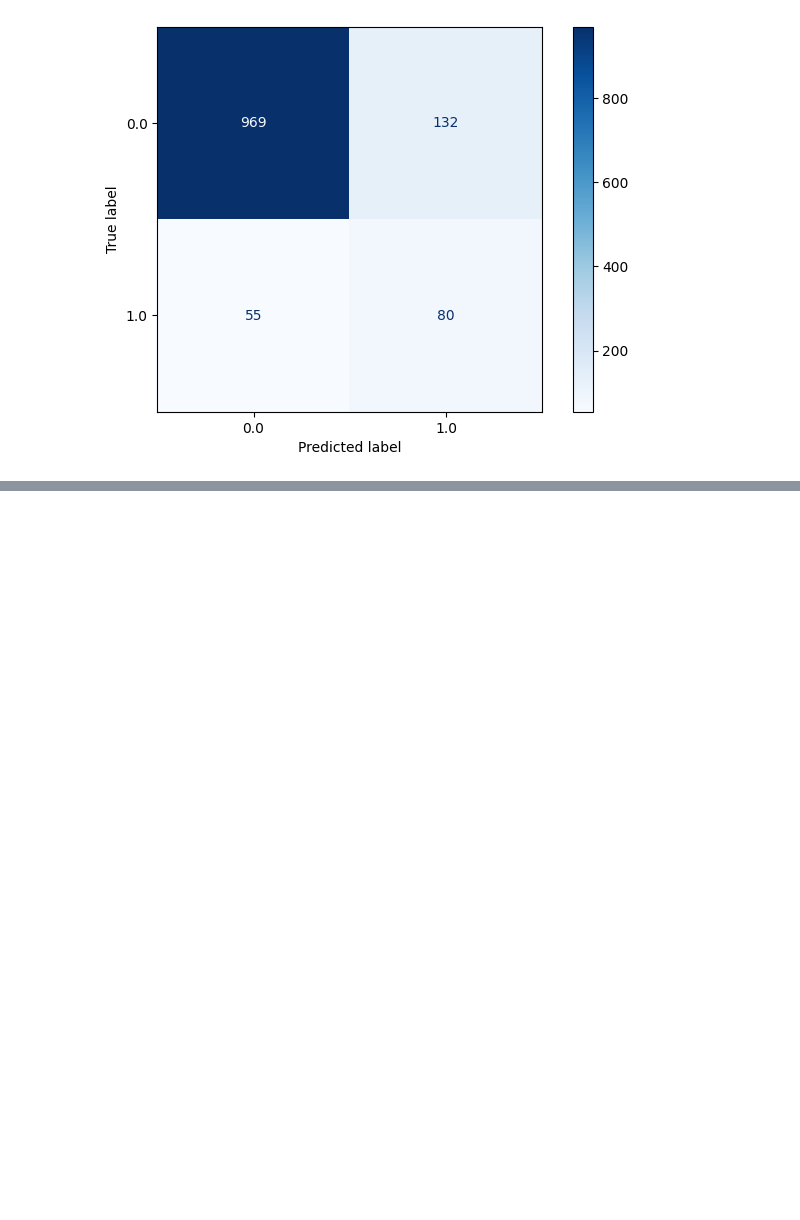
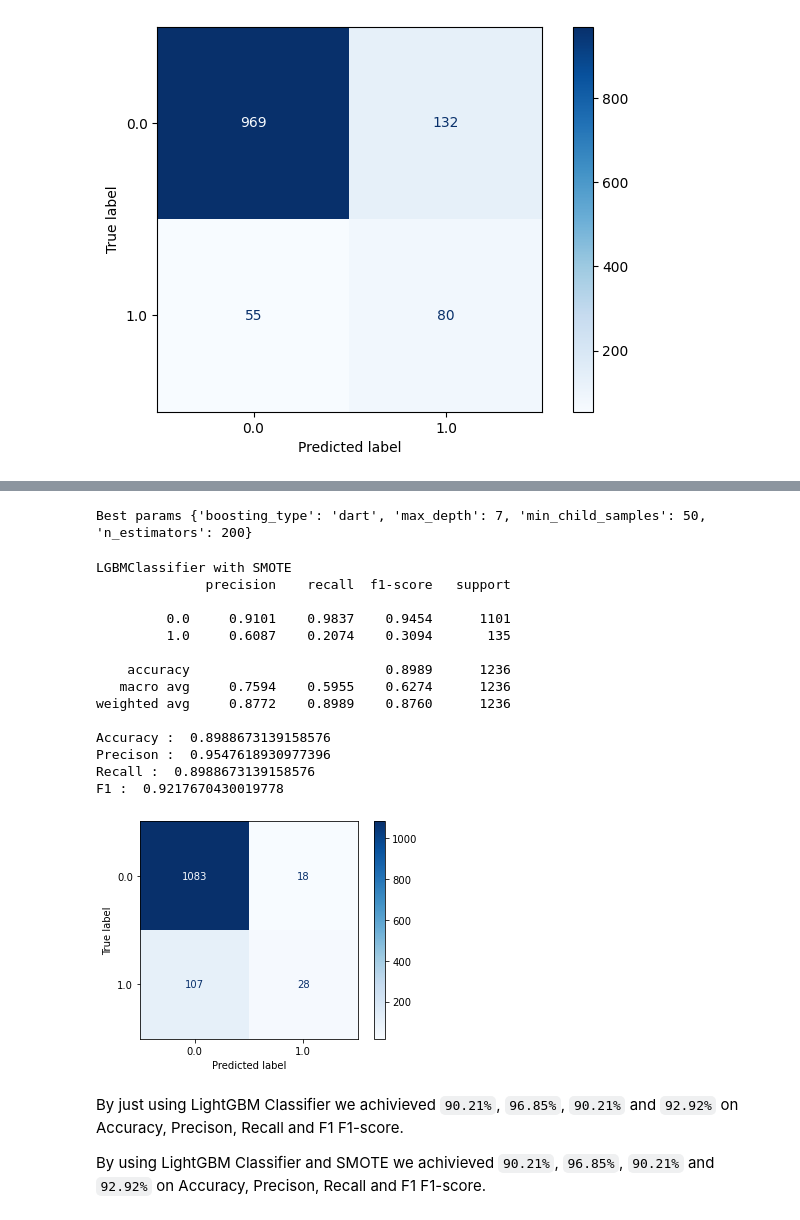
Before and after one commit to longtv2222/bank-investment-prediction, a Jupyter notebook: notebook.ipynb, the cells around one changed output, grey strips where cells are left out. Cells and saved outputs as stored; diff of their text form; code cells hidden in the pictures; blank space fills up the shorter version.

```diff
--- a/notebook.ipynb
+++ b/notebook.ipynb
@@ -429,0 +473,14 @@ weighted avg       0.88      0.85      0.86      1236
+# %%
+from imblearn.over_sampling import SMOTE
+
+print("Before SMOTE, counts of label '1': {}".format(sum(y_train == 1)))
+print("Before SMOTE, counts of label '0': {} \n".format(sum(y_train == 0)))
+
+sm = SMOTE(random_state = 10)
+x_train_res, y_train_res = sm.fit_resample(x_train, y_train.ravel())
+
+print('After SMOTE, the shape of train_X: {}'.format(x_train_res.shape))
+print('After SMOTE, the shape of train_y: {} \n'.format(y_train_res.shape))
+
+print("After SMOTE, counts of label '1': {}".format(sum(y_train_res == 1)))
+print("After SMOTE, counts of label '0': {}".format(sum(y_train_res == 0)))
@@ -429,0 +496,41 @@ weighted avg       0.88      0.85      0.86      1236
+# %%
+LGBM = LGBMClassifier(random_state=10)
+
+param_grid = {
+    'boosting_type': ['gbdt', 'dart'],
+    'max_depth': [5,7,9],
+    'n_estimators': [100,150,200],
+    'min_child_samples': [50,100,150]
+}
+
+pipe = Pipeline(steps=[
+    ('LGBM', LGBM)])
+
+tree_tuning = GridSearchCV(estimator=LGBM, param_grid=param_grid, cv=10) #scoring="depth",
+tree_tuning.fit(x_train_res, y_train_res)
+print("Best params", tree_tuning.best_params_)
+# %% [output]
+Best params {'boosting_type': 'dart', 'max_depth': 7, 'min_child_samples': 50, 'n_estimators': 200}
+# %%
+print('LGBMClassifier with SMOTE')
+report_result(tree_tuning.predict(x_test), y_test, tree_tuning)
+# %% [output]
+LGBMClassifier with SMOTE
+              precision    recall  f1-score   support
+
+         0.0     0.9101    0.9837    0.9454      1101
+         1.0     0.6087    0.2074    0.3094       135
+
+    accuracy                         0.8989      1236
+   macro avg     0.7594    0.5955    0.6274      1236
+weighted avg     0.8772    0.8989    0.8760      1236
+
+Accuracy :  0.8988673139158576
+Precison :  0.9547618930977396
+Recall :  0.8988673139158576
+F1 :  0.9217670430019778
+[figure, added]
+# %% [markdown]
+By just using LightGBM Classifier we achivieved `90.21%`, `96.85%`, `90.21%` and `92.92%`  on Accuracy, Precison, Recall and F1 F1-score.
+
+By using LightGBM Classifier and SMOTE we achivieved `90.21%`, `96.85%`, `90.21%` and `92.92%`  on Accuracy, Precison, Recall and F1 F1-score.
```
Also changed, not shown: parts of 15 cells of this notebook.
